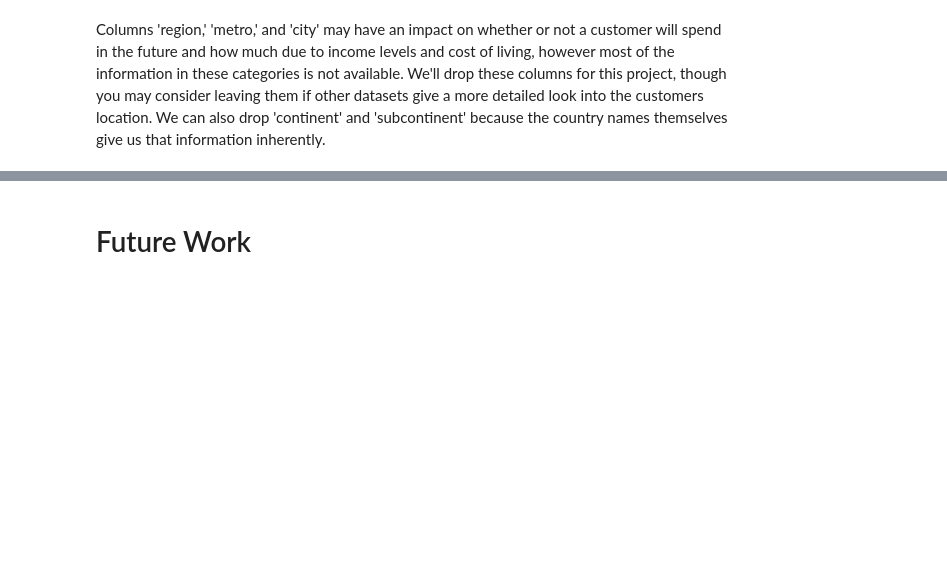
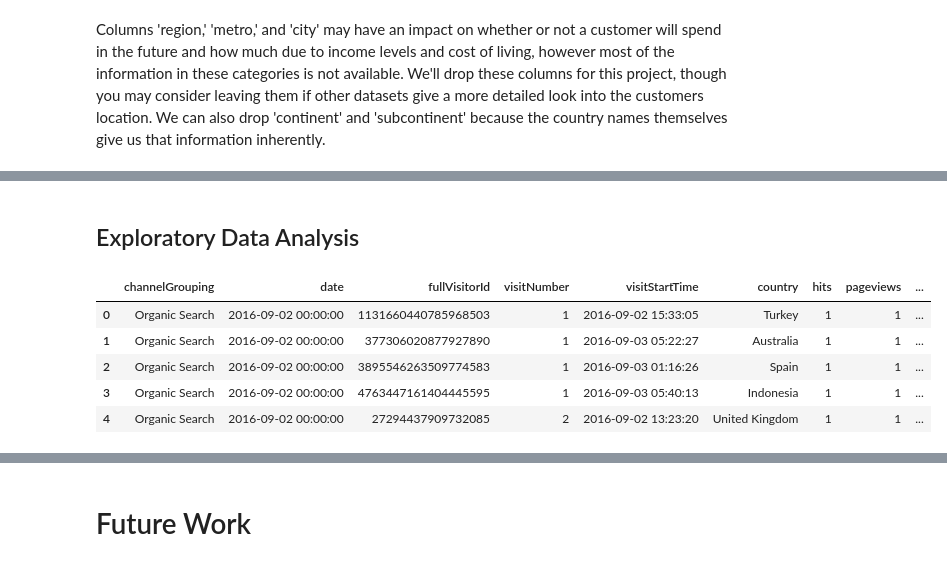
Before and after one commit to akelly66/Flatiron-School, a Jupyter notebook: Capstone-Project/CLV-attrition.ipynb, the cells around one changed output, grey strips where cells are left out. Saved outputs shown, nothing was run; the diff lists cells and outputs as text; code cells hidden in the pictures; blank space fills up the shorter version.

```diff
--- a/Capstone-Project/CLV-attrition.ipynb
+++ b/Capstone-Project/CLV-attrition.ipynb
@@ -252,2 +261,12 @@ df.drop(['networkDomain', 'medium', 'adContent', 'isTrueDirect','referralPath',
+# %% [markdown]
+## Exploratory Data Analysis
 # %%
-df.to_csv('cleaned_df.csv', index=False)
+df = pd.read_csv('cleaned_df.csv')
+df.head()
+# %% [output]
+|  | channelGrouping | date | fullVisitorId | visitNumber | visitStartTime | country | hits | pageviews | ... |
+| 0 | Organic Search | 2016-09-02 00:00:00 | 1131660440785968503 | 1 | 2016-09-02 15:33:05 | Turkey | 1 | 1 | ... |
+| 1 | Organic Search | 2016-09-02 00:00:00 | 377306020877927890 | 1 | 2016-09-03 05:22:27 | Australia | 1 | 1 | ... |
+| 2 | Organic Search | 2016-09-02 00:00:00 | 3895546263509774583 | 1 | 2016-09-03 01:16:26 | Spain | 1 | 1 | ... |
+| 3 | Organic Search | 2016-09-02 00:00:00 | 4763447161404445595 | 1 | 2016-09-03 05:40:13 | Indonesia | 1 | 1 | ... |
+| 4 | Organic Search | 2016-09-02 00:00:00 | 27294437909732085 | 2 | 2016-09-02 13:23:20 | United Kingdom | 1 | 1 | ... |
```
Also changed, not shown: parts of 38 cells of this notebook, 1 other file.
